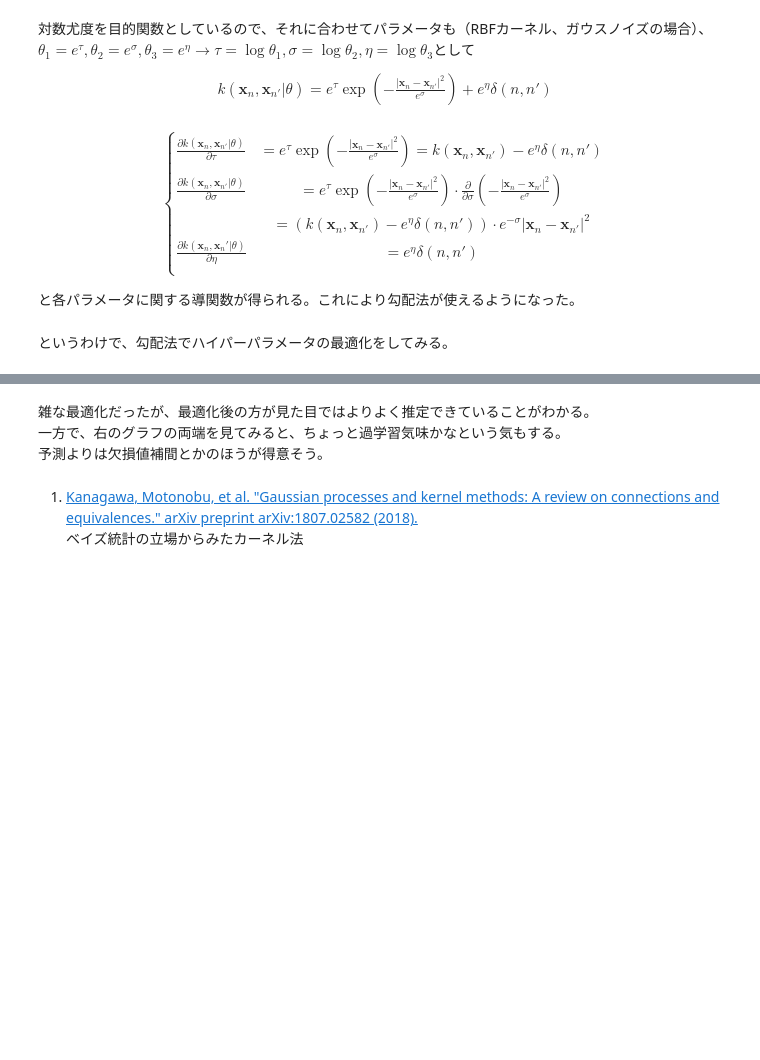
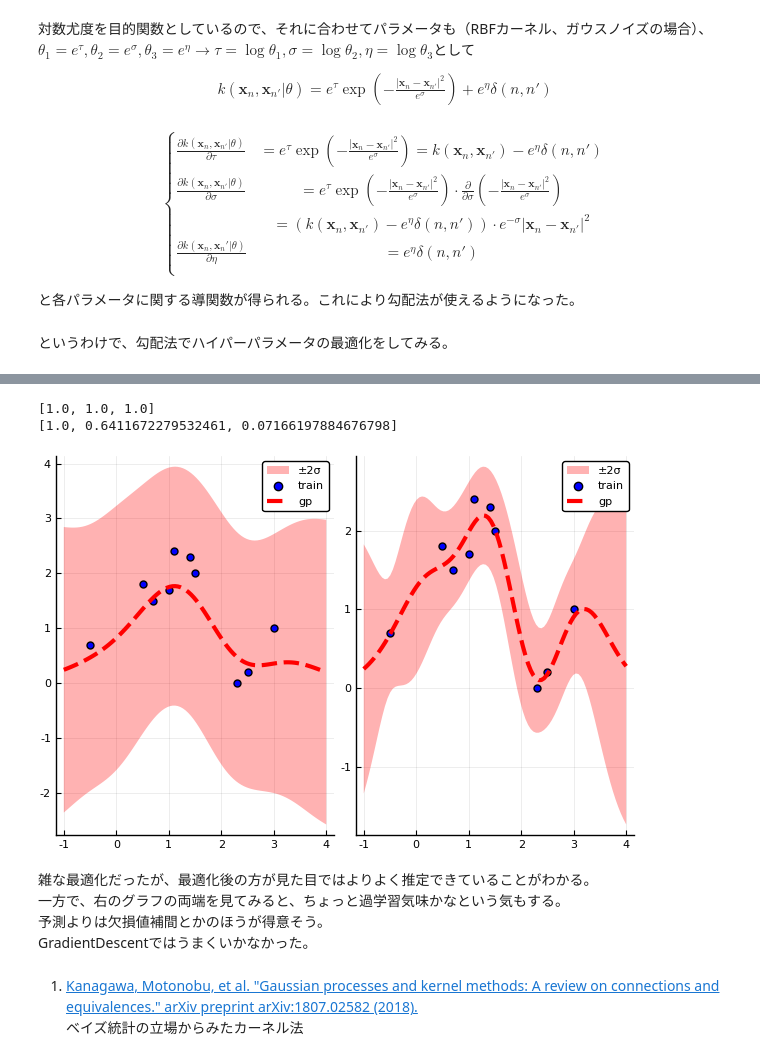
Before and after one commit to sunbluesome/sunbluesome.github.io, a Jupyter notebook: GaussianProcess/chap3/chap3-Copy1.ipynb, the cells around one changed output, grey strips where cells are left out. Saved outputs shown, nothing was run; the diff lists cells and outputs as text; code cells hidden in the pictures; blank space fills up the shorter version.

```diff
--- a/GaussianProcess/chap3/chap3-Copy1.ipynb
+++ b/GaussianProcess/chap3/chap3-Copy1.ipynb
@@ -636,0 +579,16 @@ plot(p2, p1, size=(800,300), margin=3mm, layout=(1,2))
+# %%
+xtrain = train[:,1]
+ytrain = train[:,2]
+xtest = collect(range(-1,stop=4,length=100))
+
+# GP parameters
+τ = 1.
+σ = 1.
+η = 1.
+
+k = GaussianKernel(τ, σ)
+gp = GaussianProcess(k, η)
+x0 = [σ, η]
+
+f(x) = -objfun(gp, xtrain , ytrain, x)
+g!(storage, x) = -objfunc_deriv(storage, gp, xtrain, ytrain, x)
@@ -636,0 +597,4 @@ plot(p2, p1, size=(800,300), margin=3mm, layout=(1,2))
+# %%
+lower = [-0., -0.]
+upper = [10., 10.]
+res = optimize(f, g!, lower, upper, x0, Fminbox(NelderMead()))
@@ -637,7 +619,31 @@ plot(p2, p1, size=(800,300), margin=3mm, layout=(1,2))
+# %%
+
+x0 = [τ, σ, η]
+xopt = [1., Optim.minimizer(res)...]
+
+P = []
+for x in [x0, xopt]
+    τ, σ, η = x
+    k = GaussianKernel(τ, σ)
+    gp = GaussianProcess(k, η)
+    μs,σs = predict(gp, xtest, xtrain, ytrain)
+
+    p = plot(xtest, μs-2sqrt.(σs), label="±2σ", alpha=0,
+        fill=μs+2sqrt.(σs), fillalpha=0.3, color=:red)
+    plot!(xtrain, ytrain, st=:scatter, label="train", ms=5, color=:blue)
+    plot!(xtest, μs, st=:line, label="gp", lw=3, ls=:dash, color=:red)
+    push!(P, p)
+end
+plot(P...)
+# %% [output]
+[1.0, 1.0, 1.0]
+[1.0, 0.6411672279532461, 0.07166197884676798]
+[figure, added]
 # %% [markdown]
 雑な最適化だったが、最適化後の方が見た目ではよりよく推定できていることがわかる。
 一方で、右のグラフの両端を見てみると、ちょっと過学習気味かなという気もする。
 予測よりは欠損値補間とかのほうが得意そう。
+GradientDescentではうまくいかなかった。
 # %% [markdown]
 
 1. [Kanagawa, Motonobu, et al. "Gaussian processes and kernel methods: A review on connections and equivalences." arXiv preprint arXiv:1807.02582 (2018).](https://arxiv.org/abs/1807.02582)
```
Also changed, not shown: parts of 15 cells of this notebook, 4 other files.
